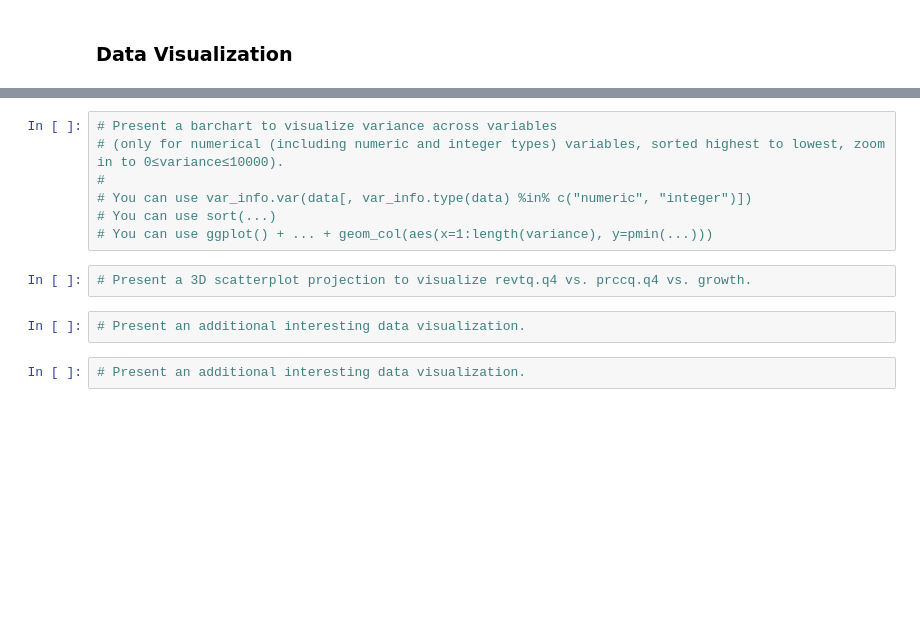
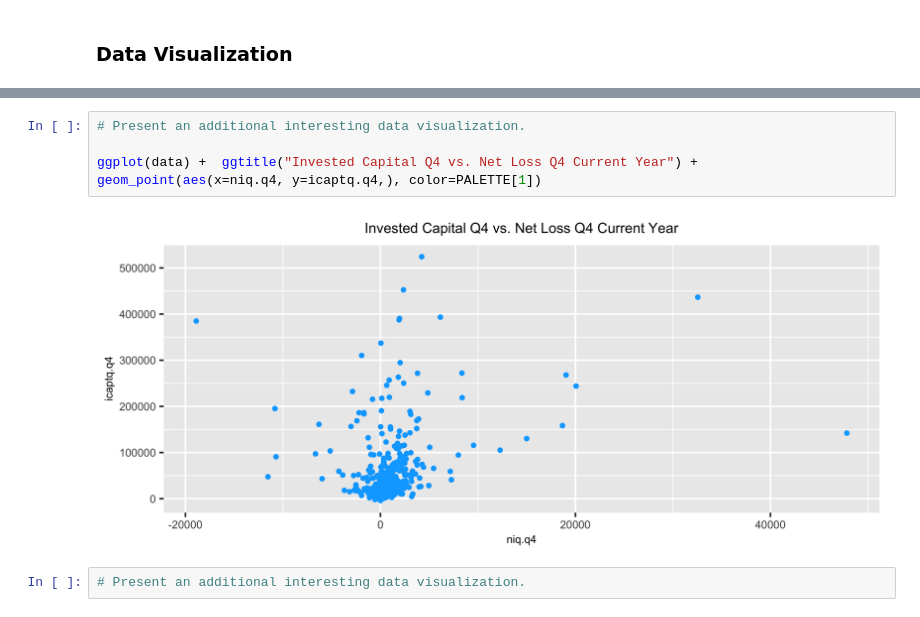
Before and after one commit to micahelinor/Data_Science, a Jupyter notebook: Projects/Advanced Business Analytics/Project A EDA.ipynb, the cells around one changed output, grey strips where cells are left out. Saved outputs shown, nothing was run; the diff lists cells and outputs as text; blank space fills up the shorter version.

```diff
--- a/Projects/Advanced Business Analytics/Project A EDA.ipynb
+++ b/Projects/Advanced Business Analytics/Project A EDA.ipynb
@@ -392,14 +443,10 @@ geom_col(aes(x=1:nrow(data), y=sort(data$growth)))
-# %%
-# Present a barchart to visualize variance across variables
-# (only for numerical (including numeric and integer types) variables, sorted highest to lowest, zoom in to 0≤variance≤10000).
-#
-# You can use var_info.var(data[, var_info.type(data) %in% c("numeric", "integer")])
-# You can use sort(...)
-# You can use ggplot() + ... + geom_col(aes(x=1:length(variance), y=pmin(...)))
-# %%
-# Present a 3D scatterplot projection to visualize revtq.q4 vs. prccq.q4 vs. growth.
-# %%
-# Present an additional interesting data visualization.
+# %%
+# Present an additional interesting data visualization.
+
+ggplot(data) +  ggtitle("Invested Capital Q4 vs. Net Loss Q4 Current Year") +
+geom_point(aes(x=niq.q4, y=icaptq.q4,), color=PALETTE[1])
+# %% [output]
+[figure, added]
 # %%
 # Present an additional interesting data visualization.
 # %%
```
Also changed, not shown: parts of 7 cells of this notebook, 1 other file.
